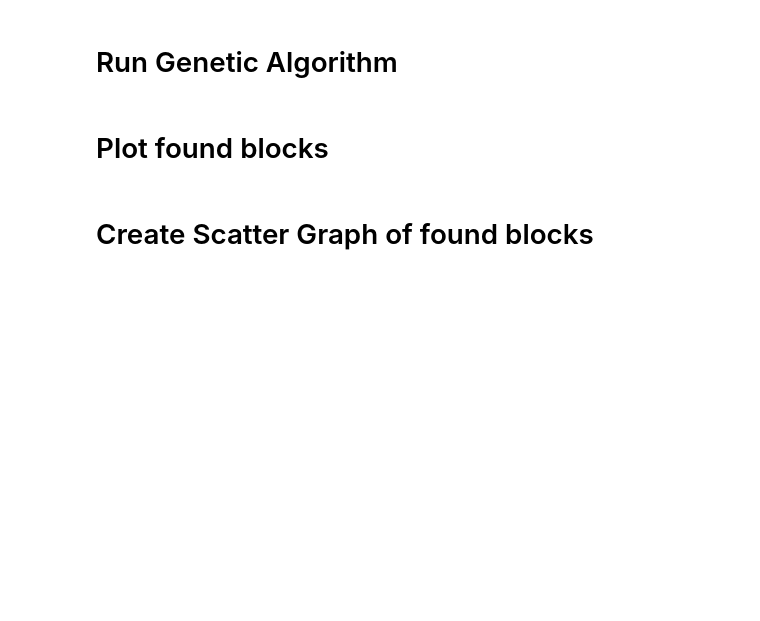
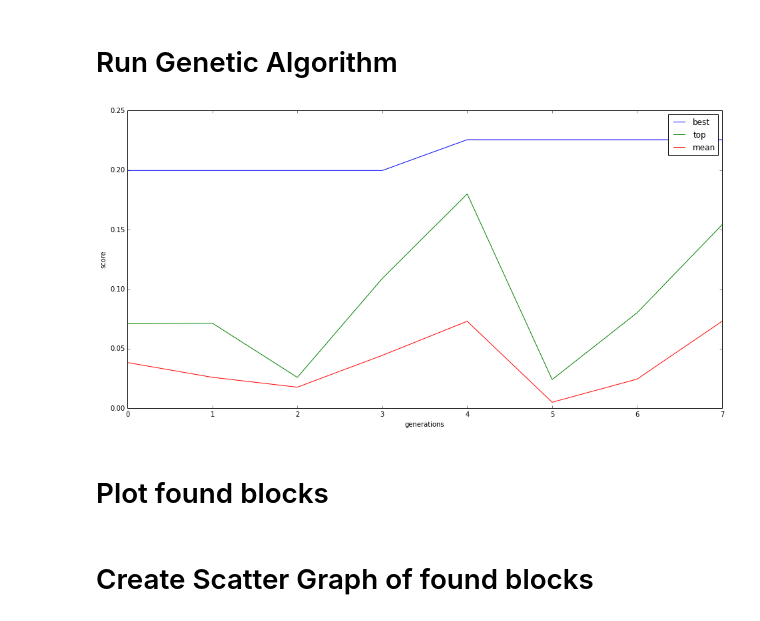
Before and after one commit to JrtPec/opengrid, a Jupyter notebook: nialm/scripts/Test_Genetic_Algorithm_for_block_detection.ipynb, the cells around one changed output. Cells and saved outputs as stored; diff of their text form; code cells hidden in the pictures; blank space fills up the shorter version.

```diff
--- a/nialm/scripts/Test_Genetic_Algorithm_for_block_detection.ipynb
+++ b/nialm/scripts/Test_Genetic_Algorithm_for_block_detection.ipynb
@@ -34,8 +38,10 @@ from nialm.library.genetic.genetic import extract_events
 # %% [markdown]
 # Run Genetic Algorithm
 # %%
-winner = extract_events(problem=problem,generations=500,pop_size=20,plot_evolution=False,plot_end=True,elitism=1,breeding_percentage=0.5)
+winner = extract_events(problem=problem,generations=500,pop_size=100,plot_evolution=True,plot_end=False,elitism=1,breeding_percentage=0.2)
 print winner
+# %% [output]
+[figure, added]
 # %% [markdown]
 # Plot found blocks
 # %%
```
Also changed, not shown: parts of 4 cells of this notebook, 22 other files.
